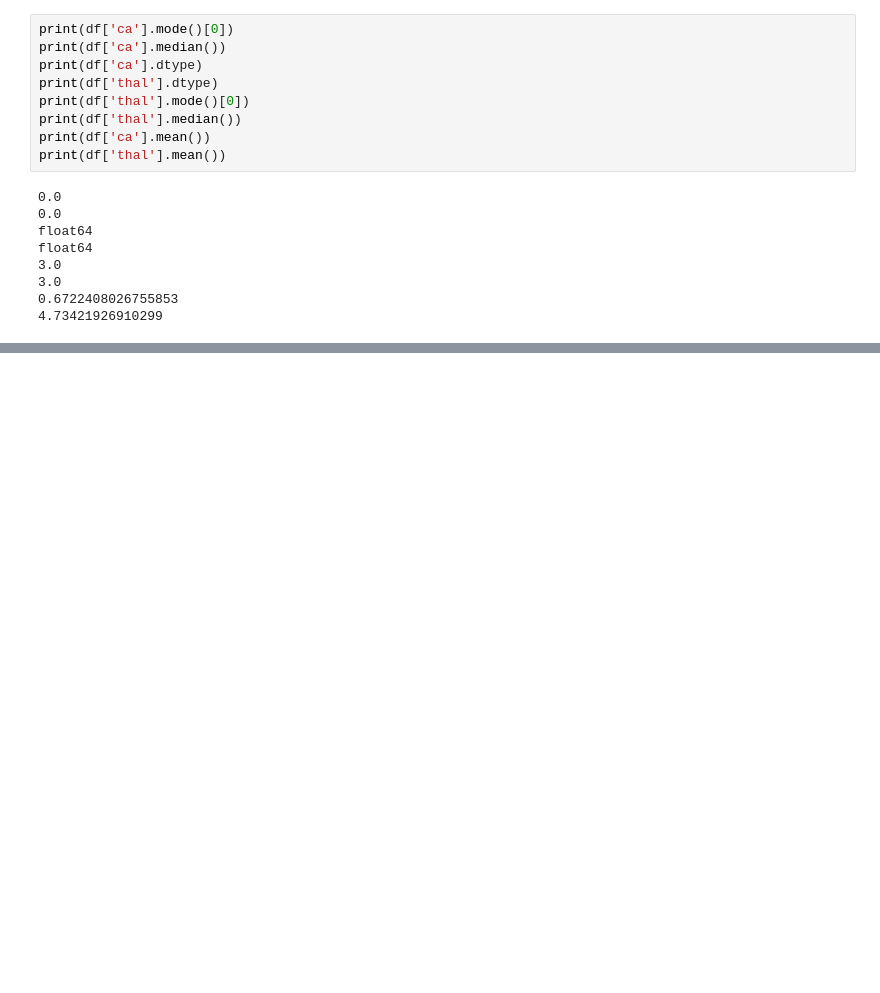
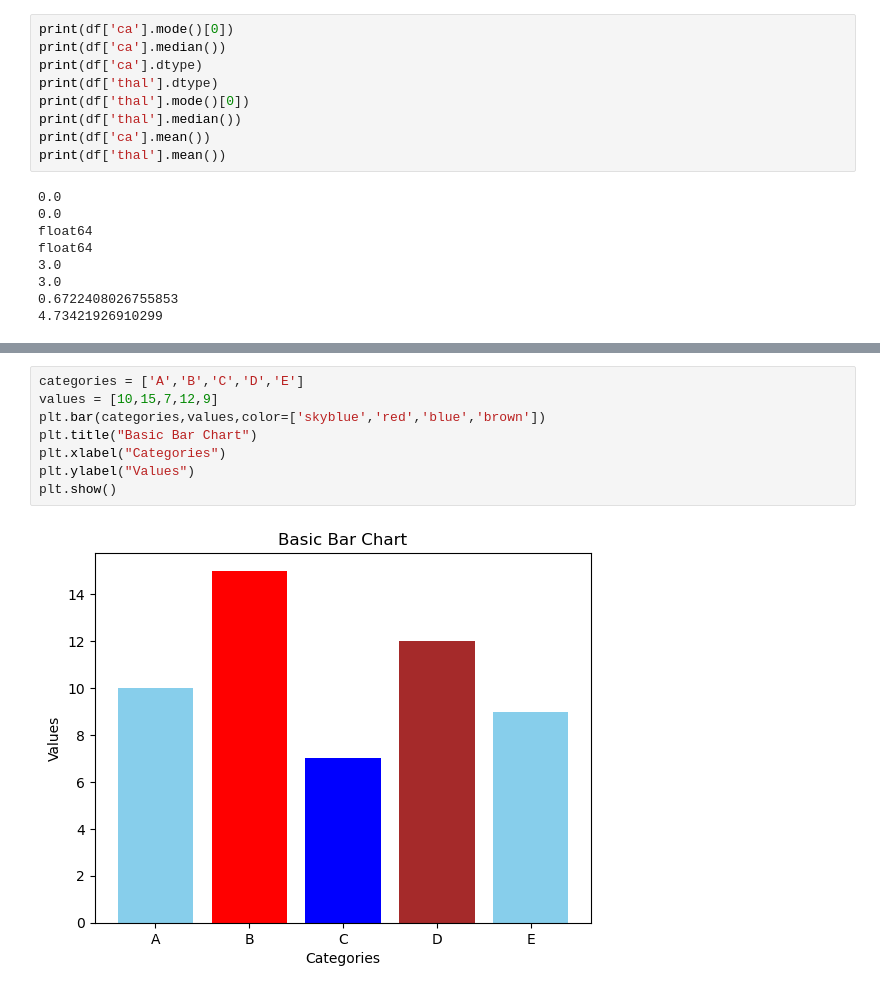
Before and after one commit to kandurisripaada/aids-lab, a Jupyter notebook: week-4/data_cleaning.ipynb, the cells around one changed output, grey strips where cells are left out. Cells and saved outputs as stored; diff of their text form; blank space fills up the shorter version.

```diff
--- a/week-4/data_cleaning.ipynb
+++ b/week-4/data_cleaning.ipynb
@@ -264,0 +278,10 @@ unique_values
+# %%
+categories = ['A','B','C','D','E']
+values = [10,15,7,12,9]
+plt.bar(categories,values,color=['skyblue','red','blue','brown'])
+plt.title("Basic Bar Chart")
+plt.xlabel("Categories")
+plt.ylabel("Values")
+plt.show()
+# %% [output]
+[figure, added]
```
Also changed, not shown: parts of 9 cells of this notebook.
